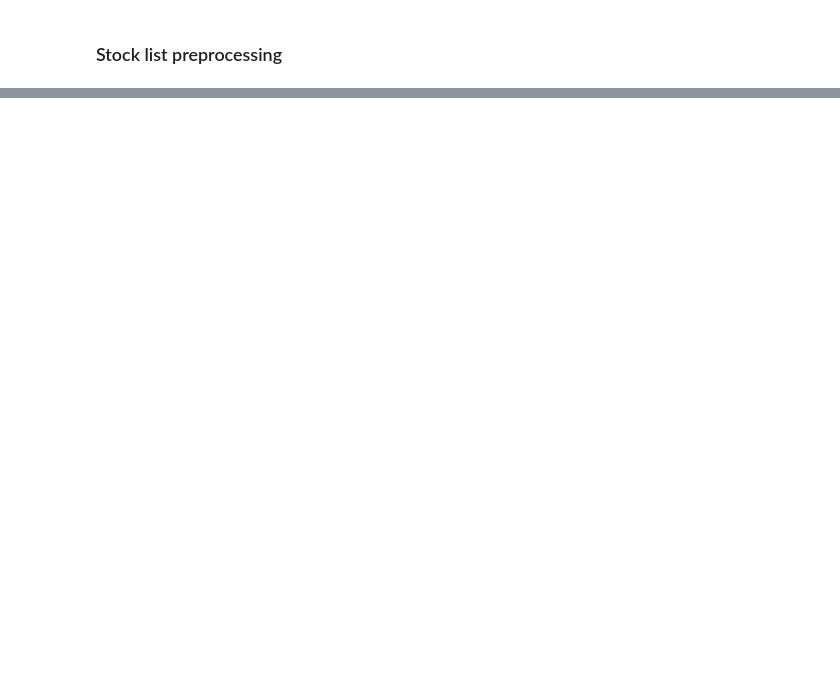
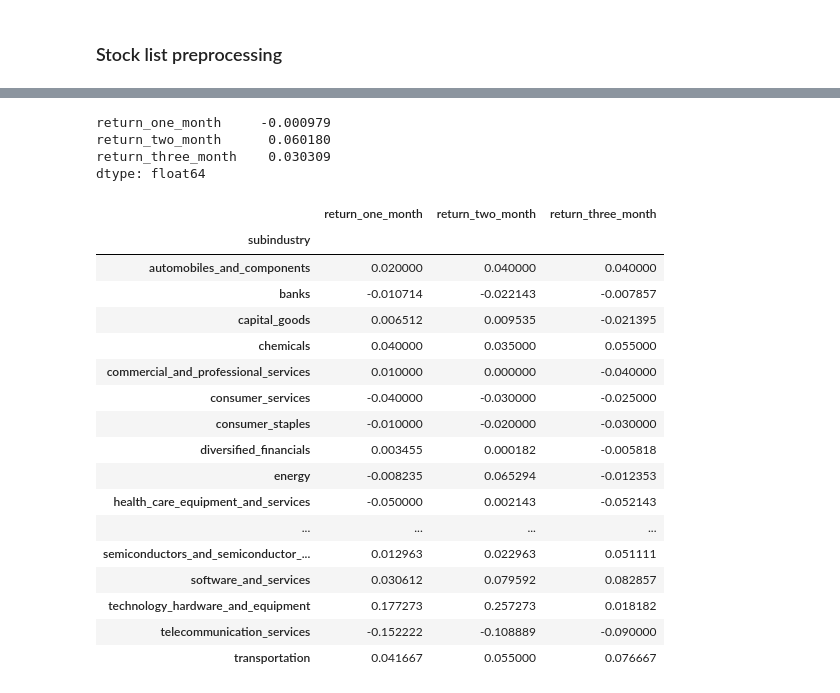
Before and after one commit to DomStan/stonk-rank, a Jupyter notebook: stonks_notebook.ipynb, the cells around one changed output, grey strips where cells are left out. Saved outputs shown, nothing was run; the diff lists cells and outputs as text; code cells hidden in the pictures; blank space fills up the shorter version.

```diff
--- a/stonks_notebook.ipynb
+++ b/stonks_notebook.ipynb
@@ -971,0 +969,28 @@ def preprocess_stock_list(write_csv, raw_data_path='data/raw_stonk_list.xls', ou
+# %%
+df[df['last_residual'].abs() > 5][['return_one_month', 'return_two_month', 'return_three_month']].mean()
+# %% [output]
+return_one_month     -0.000979
+return_two_month      0.060180
+return_three_month    0.030309
+dtype: float64
+# %%
+df[df['last_residual'].abs() > 5][['subindustry', 'return_one_month', 'return_two_month', 'return_three_month']].groupby('subindustry').mean()
+# %% [output]
+|  | return_one_month | return_two_month | return_three_month |
+| subindustry |  |  |  |
+| automobiles_and_components | 0.020000 | 0.040000 | 0.040000 |
+| banks | -0.010714 | -0.022143 | -0.007857 |
+| capital_goods | 0.006512 | 0.009535 | -0.021395 |
+| chemicals | 0.040000 | 0.035000 | 0.055000 |
+| commercial_and_professional_services | 0.010000 | 0.000000 | -0.040000 |
+| consumer_services | -0.040000 | -0.030000 | -0.025000 |
+| consumer_staples | -0.010000 | -0.020000 | -0.030000 |
+| diversified_financials | 0.003455 | 0.000182 | -0.005818 |
+| energy | -0.008235 | 0.065294 | -0.012353 |
+| health_care_equipment_and_services | -0.050000 | 0.002143 | -0.052143 |
+| ... | ... | ... | ... |
+| semiconductors_and_semiconductor_... | 0.012963 | 0.022963 | 0.051111 |
+| software_and_services | 0.030612 | 0.079592 | 0.082857 |
+| technology_hardware_and_equipment | 0.177273 | 0.257273 | 0.018182 |
+| telecommunication_services | -0.152222 | -0.108889 | -0.090000 |
+| transportation | 0.041667 | 0.055000 | 0.076667 |
```
Also changed, not shown: parts of 43 cells of this notebook, 1 other file.
